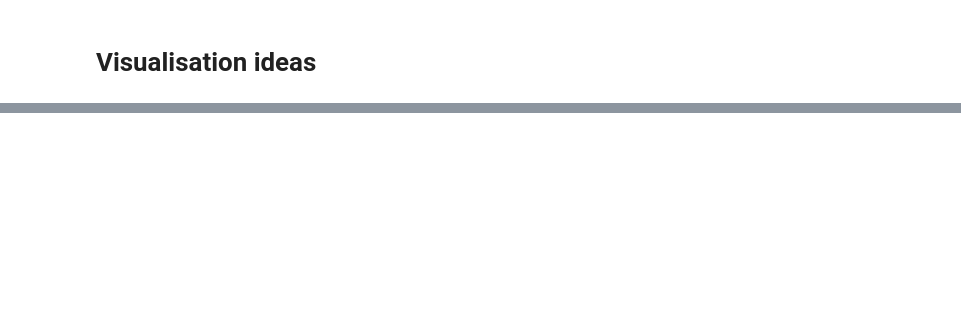
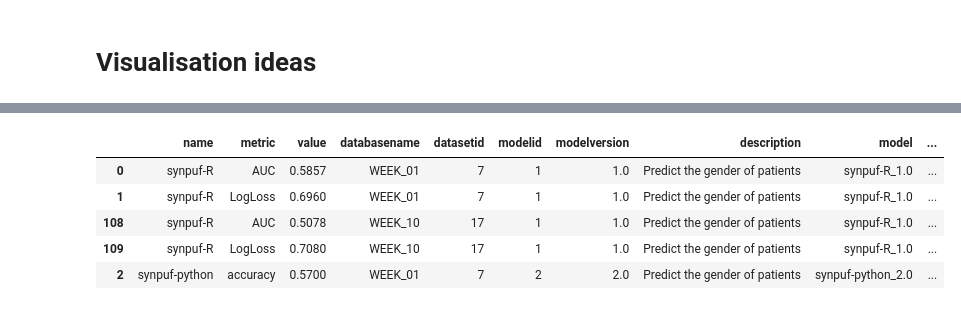
Before and after one commit to alan-turing-institute/ModMon, a Jupyter notebook: notebooks/Visualise model monitoring.ipynb, the cells around one changed output, grey strips where cells are left out. Saved outputs shown, nothing was run; the diff lists cells and outputs as text; code cells hidden in the pictures; blank space fills up the shorter version.

```diff
--- a/notebooks/Visualise model monitoring.ipynb
+++ b/notebooks/Visualise model monitoring.ipynb
@@ -114,0 +105,11 @@ for i, _ in enumerate(g.axes):
+# %%
+reduced_results = results.loc[results['datasetid'].isin([max(results['datasetid']), min(results['datasetid'])])].copy()
+reduced_results['model_metric'] = reduced_results['model'] + '_' + reduced_results['metric']
+reduced_results.head()
+# %% [output]
+|  | name | metric | value | databasename | datasetid | modelid | modelversion | description | model | ... |
+| 0 | synpuf-R | AUC | 0.5857 | WEEK_01 | 7 | 1 | 1.0 | Predict the gender of patients | synpuf-R_1.0 | ... |
+| 1 | synpuf-R | LogLoss | 0.6960 | WEEK_01 | 7 | 1 | 1.0 | Predict the gender of patients | synpuf-R_1.0 | ... |
+| 108 | synpuf-R | AUC | 0.5078 | WEEK_10 | 17 | 1 | 1.0 | Predict the gender of patients | synpuf-R_1.0 | ... |
+| 109 | synpuf-R | LogLoss | 0.7080 | WEEK_10 | 17 | 1 | 1.0 | Predict the gender of patients | synpuf-R_1.0 | ... |
+| 2 | synpuf-python | accuracy | 0.5700 | WEEK_01 | 7 | 2 | 2.0 | Predict the gender of patients | synpuf-python_2.0 | ... |
```
Also changed, not shown: parts of 11 cells of this notebook, 1 other file.
